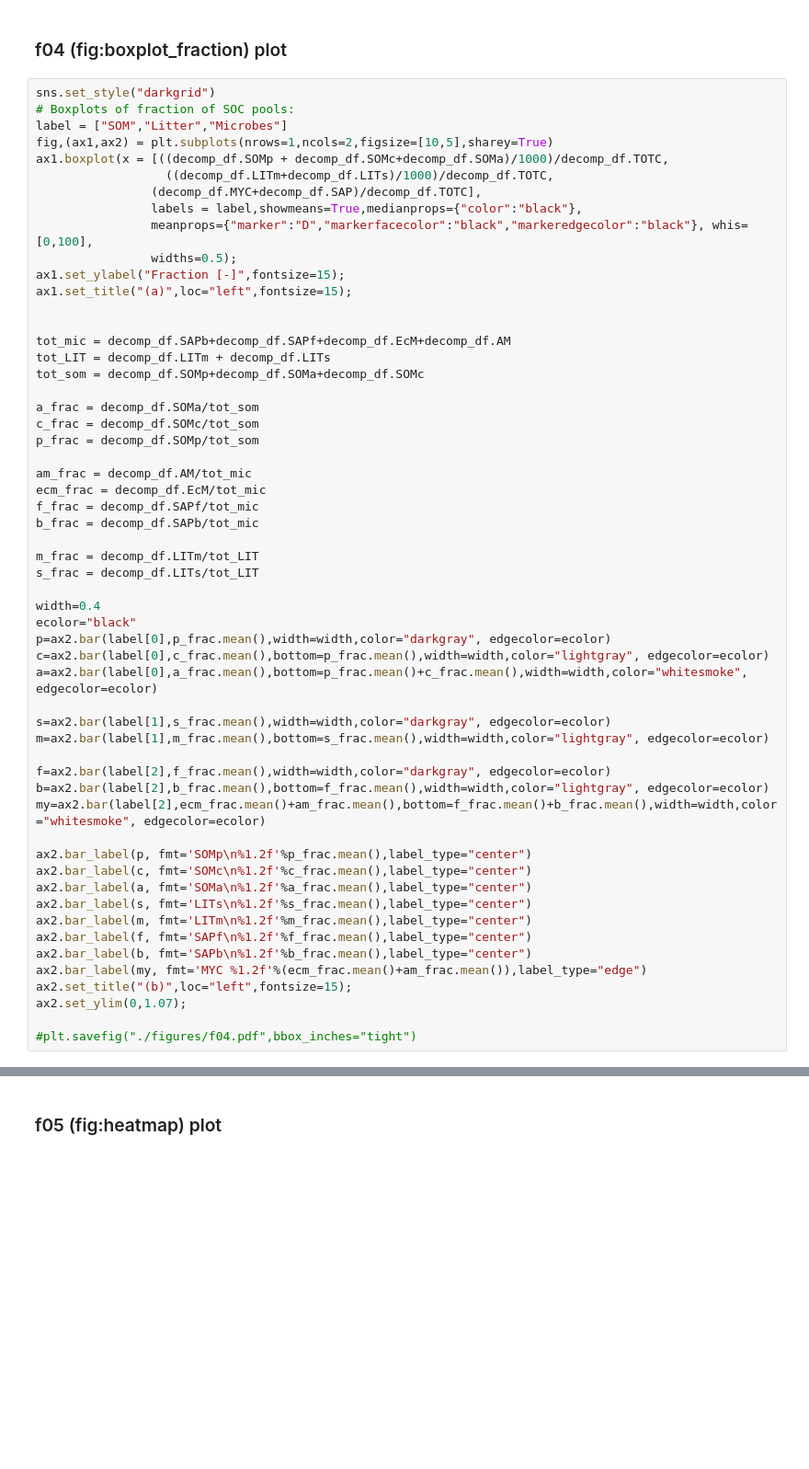
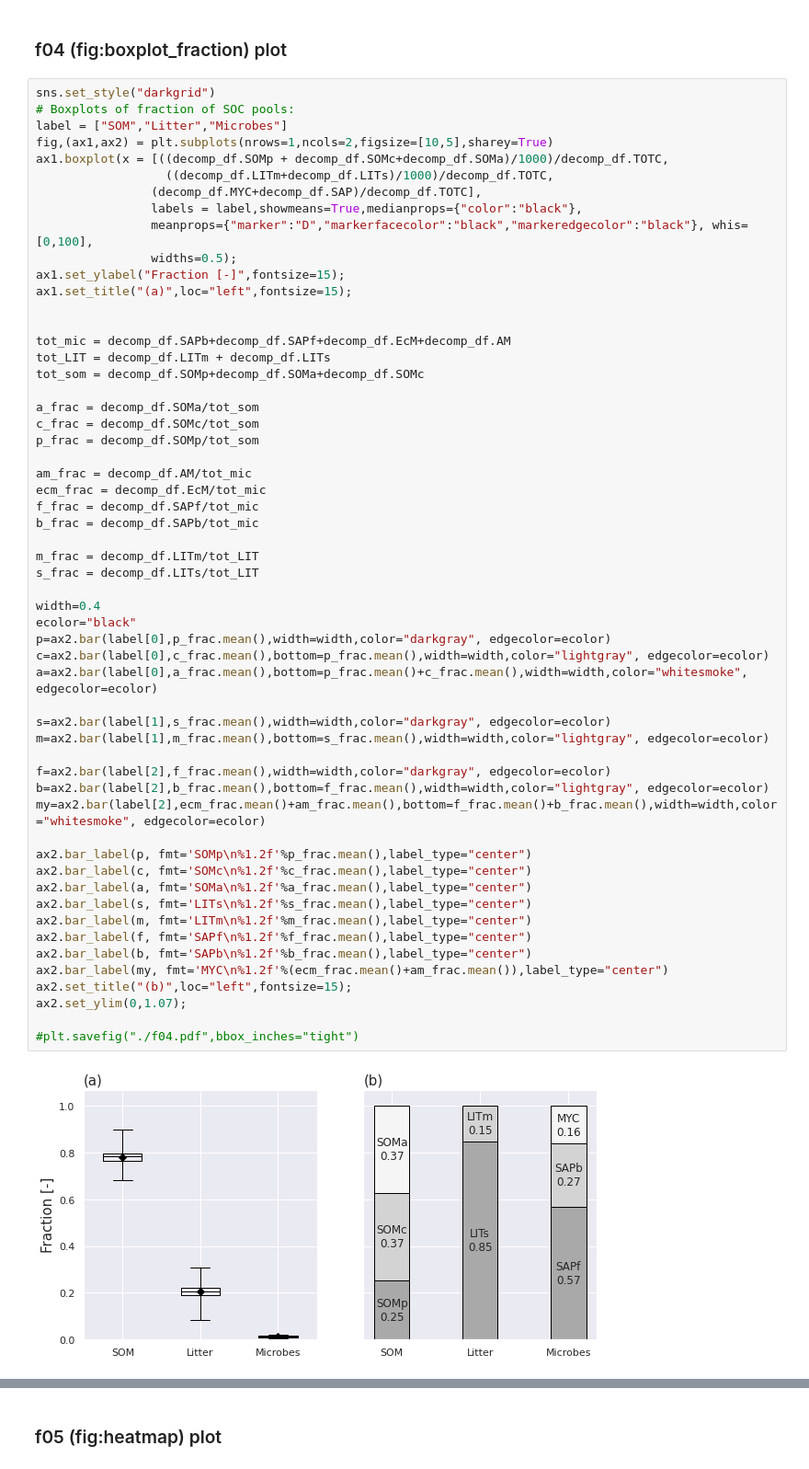
Before and after one commit to ecaas/MIMICSplus, a Jupyter notebook: doc/model_paper_plots_and_analysis.ipynb, the cells around one changed output, grey strips where cells are left out. Shown at 92% size. Saved outputs shown, nothing was run; the diff lists cells and outputs as text; blank space fills up the shorter version.

```diff
--- a/doc/model_paper_plots_and_analysis.ipynb
+++ b/doc/model_paper_plots_and_analysis.ipynb
@@ -814,32 +1046,34 @@ am_frac = decomp_df.AM/tot_mic
 ecm_frac = decomp_df.EcM/tot_mic
 f_frac = decomp_df.SAPf/tot_mic
 b_frac = decomp_df.SAPb/tot_mic
 
 m_frac = decomp_df.LITm/tot_LIT
 s_frac = decomp_df.LITs/tot_LIT
 
 width=0.4
 ecolor="black"
 p=ax2.bar(label[0],p_frac.mean(),width=width,color="darkgray", edgecolor=ecolor)
 c=ax2.bar(label[0],c_frac.mean(),bottom=p_frac.mean(),width=width,color="lightgray", edgecolor=ecolor)
 a=ax2.bar(label[0],a_frac.mean(),bottom=p_frac.mean()+c_frac.mean(),width=width,color="whitesmoke", edgecolor=ecolor)
 
 s=ax2.bar(label[1],s_frac.mean(),width=width,color="darkgray", edgecolor=ecolor)
 m=ax2.bar(label[1],m_frac.mean(),bottom=s_frac.mean(),width=width,color="lightgray", edgecolor=ecolor)
 
 f=ax2.bar(label[2],f_frac.mean(),width=width,color="darkgray", edgecolor=ecolor)
 b=ax2.bar(label[2],b_frac.mean(),bottom=f_frac.mean(),width=width,color="lightgray", edgecolor=ecolor)
 my=ax2.bar(label[2],ecm_frac.mean()+am_frac.mean(),bottom=f_frac.mean()+b_frac.mean(),width=width,color="whitesmoke", edgecolor=ecolor)
 
 ax2.bar_label(p, fmt='SOMp\n%1.2f'%p_frac.mean(),label_type="center")
 ax2.bar_label(c, fmt='SOMc\n%1.2f'%c_frac.mean(),label_type="center")
 ax2.bar_label(a, fmt='SOMa\n%1.2f'%a_frac.mean(),label_type="center")
 ax2.bar_label(s, fmt='LITs\n%1.2f'%s_frac.mean(),label_type="center")
 ax2.bar_label(m, fmt='LITm\n%1.2f'%m_frac.mean(),label_type="center")
 ax2.bar_label(f, fmt='SAPf\n%1.2f'%f_frac.mean(),label_type="center")
 ax2.bar_label(b, fmt='SAPb\n%1.2f'%b_frac.mean(),label_type="center")
-ax2.bar_label(my, fmt='MYC %1.2f'%(ecm_frac.mean()+am_frac.mean()),label_type="edge")
+ax2.bar_label(my, fmt='MYC\n%1.2f'%(ecm_frac.mean()+am_frac.mean()),label_type="center")
 ax2.set_title("(b)",loc="left",fontsize=15);
 ax2.set_ylim(0,1.07);
 
-#plt.savefig("./figures/f04.pdf",bbox_inches="tight")
+#plt.savefig("./f04.pdf",bbox_inches="tight")
+# %% [output]
+[figure, added]
```
Also changed, not shown: parts of 42 cells of this notebook, 4 other files.
